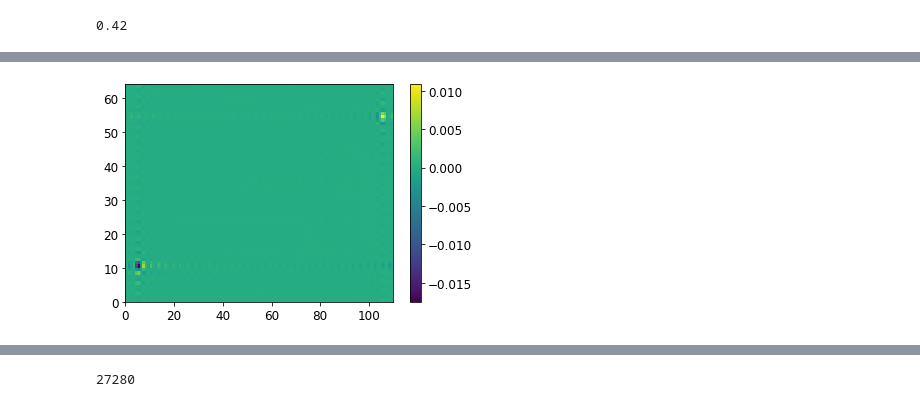
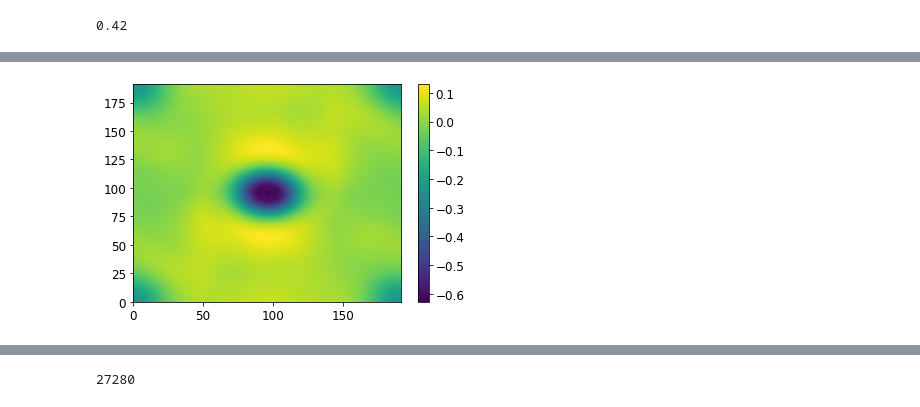
Before and after one commit to Alcauchy/ALLIANCE, a Jupyter notebook: post/ControlOfAlliance.ipynb, the cells around one changed output, grey strips where cells are left out. Saved outputs shown, nothing was run; the diff lists cells and outputs as text; code cells hidden in the pictures.

```diff
--- a/post/ControlOfAlliance.ipynb
+++ b/post/ControlOfAlliance.ipynb
@@ -121,7 +121,7 @@ def loadLocalFreeEnergy(directory,timestep):
 projects_dir = ["ALLIANCE","memoryLeak","Alliance_alpha","fftw_many_mpi","Alliance_alpha_1.0"]
 wrk_dir = "wrk"
 chk_dir = "checkpoint"
-sim_dir = ["nonlinear_growth","testfold","CFL","2022_08_09_Electrostatic"]
+sim_dir = ["nonlinear_growth","testfold","CFL","2022_08_09_Electrostatic","2022_09_21_Electrostatic_bigBox"]
 FIGURE_DIR = "fig"
 HOME_PATH = "/home"
 USERNAME = "alcauchy"
@@ -310,11 +327,11 @@ distr["h"][0,1,0,0,0,0]
 # %%
-loadDistributions(BASE_PATH,0)
+loadDistributions(BASE_PATH,40000)
 plt.figure()
-plt.pcolormesh(distr["hr"][...,10,0,0,0])
+plt.pcolormesh(distr["hr"][...,0,0,0,1],shading = "gouraud")
 plt.colorbar()
 plt.show()
 # %% [output]
-[figure, old version]
+[figure, new version]
 # %%
 distr["hr"].shape
 # %% [output]
```
Also changed, not shown: parts of 165 cells of this notebook, 10 other files.
